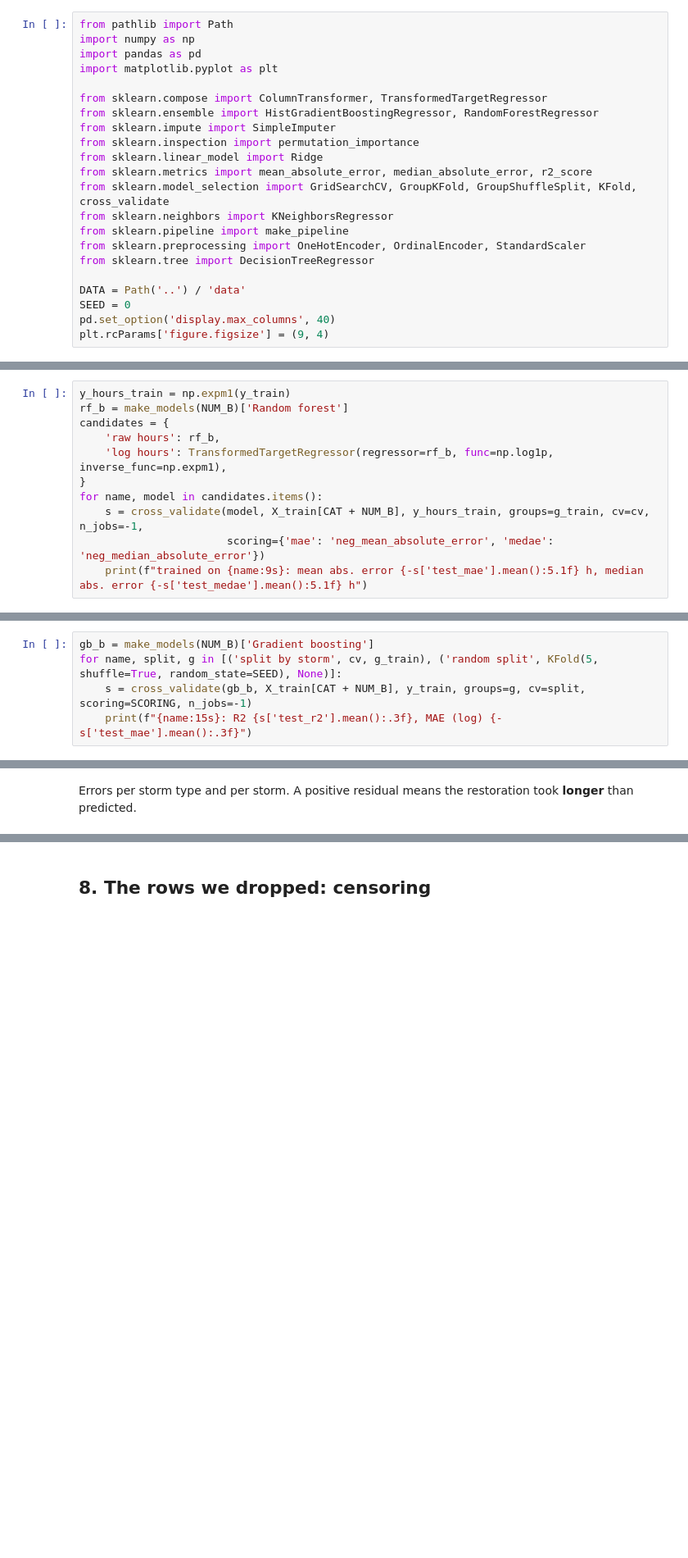
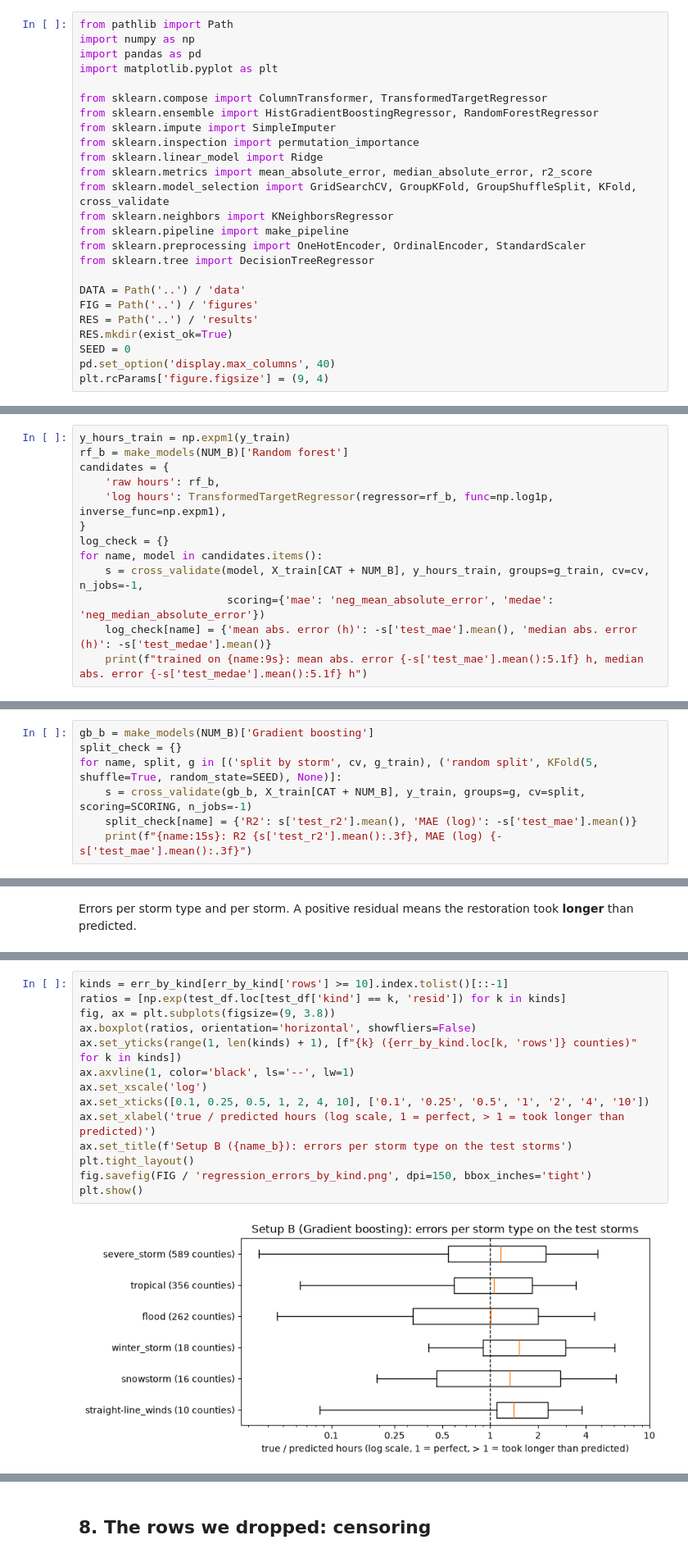
Before and after one commit to criptore/Lights-Out, a Jupyter notebook: notebooks/03_regression.ipynb, the cells around one changed output, grey strips where cells are left out. Shown at 82% size. Saved outputs shown, nothing was run; the diff lists cells and outputs as text; blank space fills up the shorter version.

```diff
--- a/notebooks/03_regression.ipynb
+++ b/notebooks/03_regression.ipynb
@@ -37,6 +37,9 @@ from sklearn.preprocessing import OneHotEncoder, OrdinalEncoder, StandardScaler
 from sklearn.tree import DecisionTreeRegressor
 
 DATA = Path('..') / 'data'
+FIG = Path('..') / 'figures'
+RES = Path('..') / 'results'
+RES.mkdir(exist_ok=True)
 SEED = 0
 pd.set_option('display.max_columns', 40)
 plt.rcParams['figure.figsize'] = (9, 4)
@@ -333,9 +338,11 @@ candidates = {
     'raw hours': rf_b,
     'log hours': TransformedTargetRegressor(regressor=rf_b, func=np.log1p, inverse_func=np.expm1),
 }
+log_check = {}
 for name, model in candidates.items():
     s = cross_validate(model, X_train[CAT + NUM_B], y_hours_train, groups=g_train, cv=cv, n_jobs=-1,
                        scoring={'mae': 'neg_mean_absolute_error', 'medae': 'neg_median_absolute_error'})
+    log_check[name] = {'mean abs. error (h)': -s['test_mae'].mean(), 'median abs. error (h)': -s['test_medae'].mean()}
     print(f"trained on {name:9s}: mean abs. error {-s['test_mae'].mean():5.1f} h, median abs. error {-s['test_medae'].mean():5.1f} h")
 # %% [output]
 trained on raw hours: mean abs. error  50.5 h, median abs. error  27.7 h
@@ -350,8 +357,10 @@ restorations and over-predicts the many short ones.
 Same gradient boosting model (setup B), folds cut by storm or at random.
 # %%
 gb_b = make_models(NUM_B)['Gradient boosting']
+split_check = {}
 for name, split, g in [('split by storm', cv, g_train), ('random split', KFold(5, shuffle=True, random_state=SEED), None)]:
     s = cross_validate(gb_b, X_train[CAT + NUM_B], y_train, groups=g, cv=split, scoring=SCORING, n_jobs=-1)
+    split_check[name] = {'R2': s['test_r2'].mean(), 'MAE (log)': -s['test_mae'].mean()}
     print(f"{name:15s}: R2 {s['test_r2'].mean():.3f}, MAE (log) {-s['test_mae'].mean():.3f}")
 # %% [output]
 split by storm : R2 0.186, MAE (log) 0.873
@@ -505,3 +518,19 @@ Test storms with at least 20 counties, worst under- and over-estimates:
+# %%
+kinds = err_by_kind[err_by_kind['rows'] >= 10].index.tolist()[::-1]
+ratios = [np.exp(test_df.loc[test_df['kind'] == k, 'resid']) for k in kinds]
+fig, ax = plt.subplots(figsize=(9, 3.8))
+ax.boxplot(ratios, orientation='horizontal', showfliers=False)
+ax.set_yticks(range(1, len(kinds) + 1), [f"{k} ({err_by_kind.loc[k, 'rows']} counties)" for k in kinds])
+ax.axvline(1, color='black', ls='--', lw=1)
+ax.set_xscale('log')
+ax.set_xticks([0.1, 0.25, 0.5, 1, 2, 4, 10], ['0.1', '0.25', '0.5', '1', '2', '4', '10'])
+ax.set_xlabel('true / predicted hours (log scale, 1 = perfect, > 1 = took longer than predicted)')
+ax.set_title(f'Setup B ({name_b}): errors per storm type on the test storms')
+plt.tight_layout()
+fig.savefig(FIG / 'regression_errors_by_kind.png', dpi=150, bbox_inches='tight')
+plt.show()
+# %% [output]
+[figure, added]
 # %% [markdown]
 - The model mostly uses the **size of the outage**: share of customers out at the peak, then number of customers out.
   Storm type, date, wind radius and night light add almost nothing once the peak is known.
```
Also changed, not shown: parts of 5 cells of this notebook, 13 other files.
